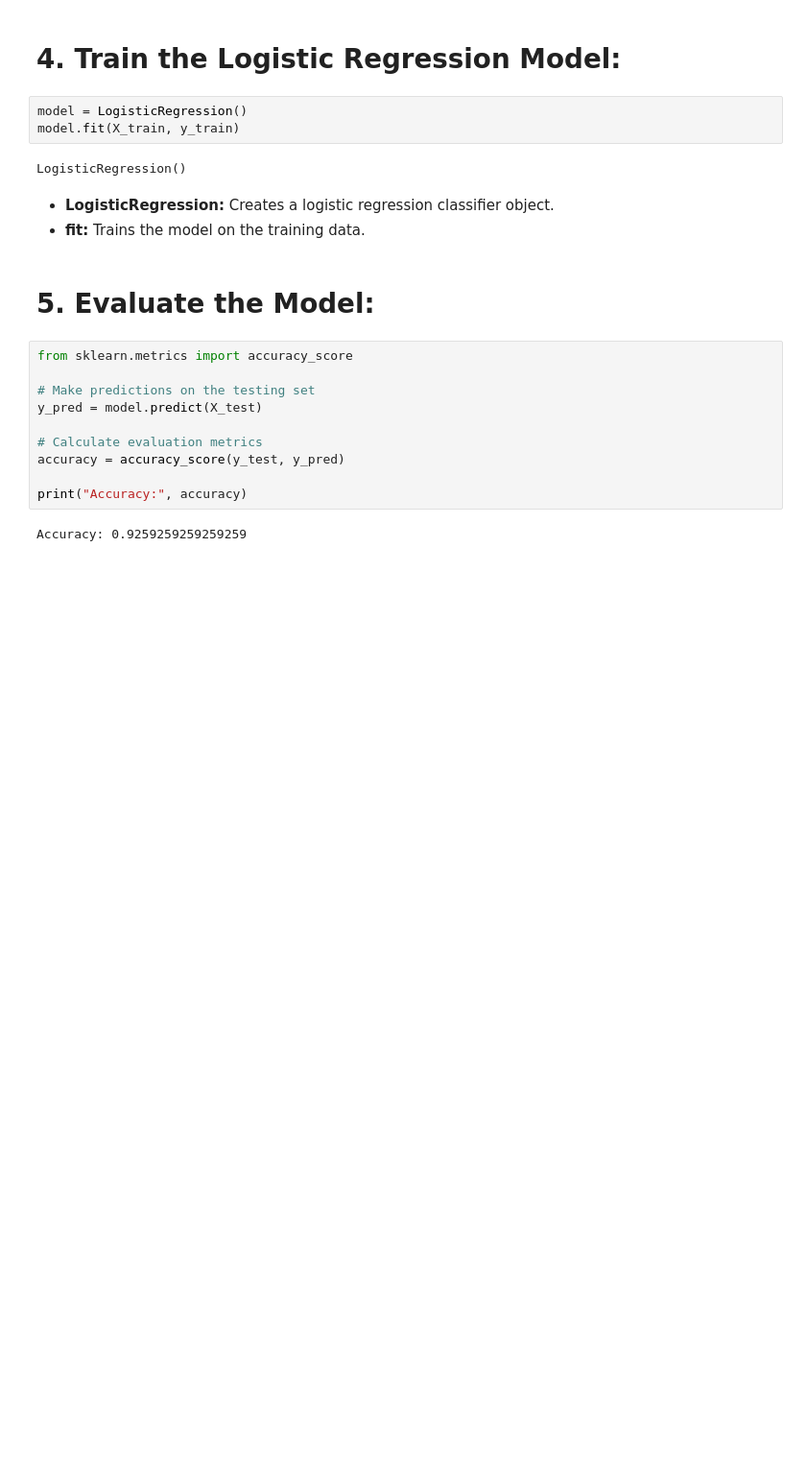
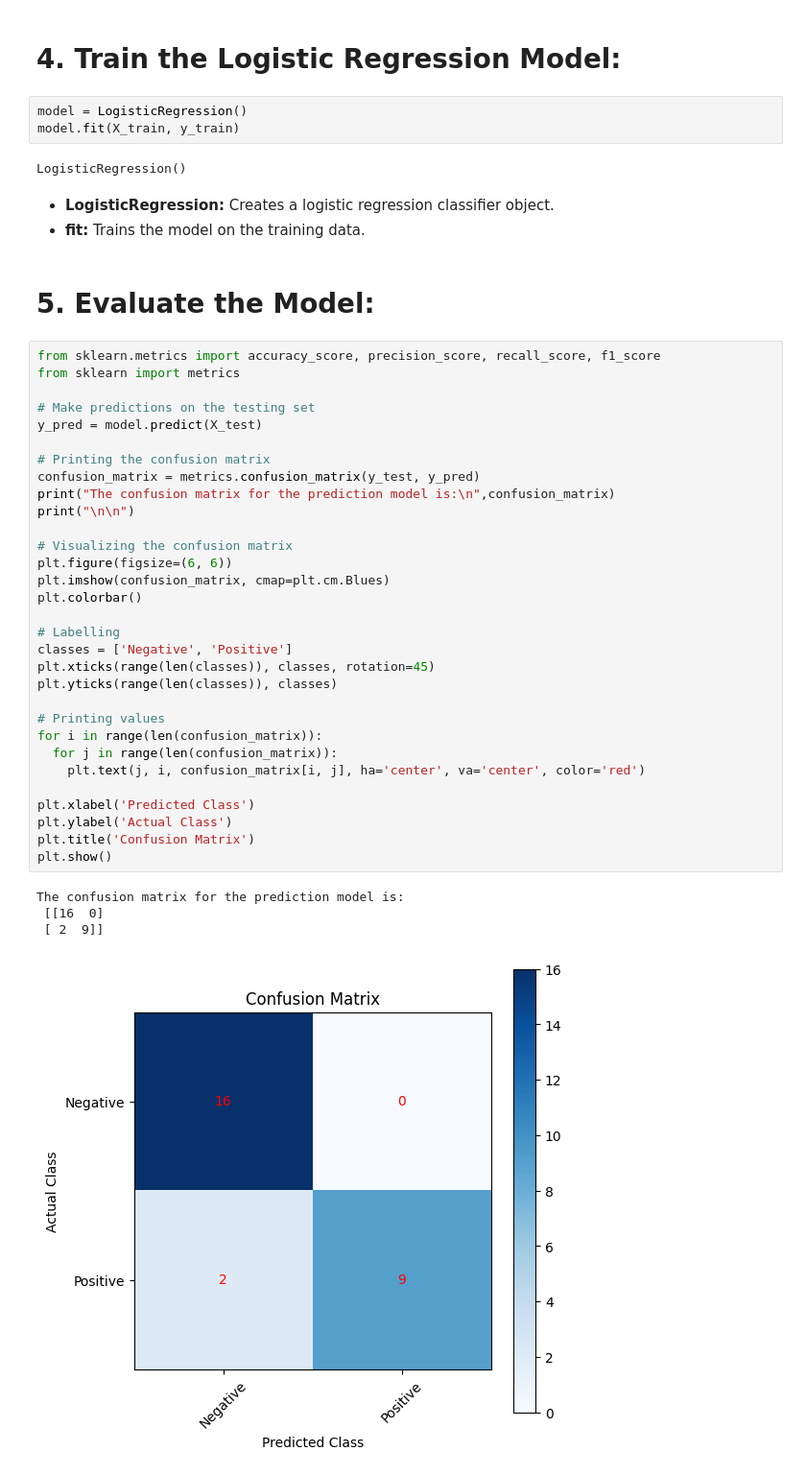
Before and after one commit to devopsRaushan/HEART_DISEASE_PREDICTION-MINI-PROJECT-, a Jupyter notebook: HEART_DISEASE_MINI-PROJECT/HEART DISEASE PREDICTION USING LOGISTIC REGRESSION.ipynb, the cells around one changed output. Shown at 96% size. Cells and saved outputs as stored; diff of their text form; blank space fills up the shorter version.

Commit message:
Project Accomplished (added confusion matrix)

```diff
--- a/HEART_DISEASE_MINI-PROJECT/HEART DISEASE PREDICTION USING LOGISTIC REGRESSION.ipynb
+++ b/HEART_DISEASE_MINI-PROJECT/HEART DISEASE PREDICTION USING LOGISTIC REGRESSION.ipynb
@@ -354,14 +363,38 @@ LogisticRegression()
 # %% [markdown]
 # <b>5. Evaluate the Model:</b>
 # %%
-from sklearn.metrics import accuracy_score
+from sklearn.metrics import accuracy_score, precision_score, recall_score, f1_score
+from sklearn import metrics
 
 # Make predictions on the testing set
 y_pred = model.predict(X_test)
 
-# Calculate evaluation metrics
-accuracy = accuracy_score(y_test, y_pred)
+# Printing the confusion matrix
+confusion_matrix = metrics.confusion_matrix(y_test, y_pred)
+print("The confusion matrix for the prediction model is:\n",confusion_matrix)
+print("\n\n")
 
-print("Accuracy:", accuracy)
+# Visualizing the confusion matrix
+plt.figure(figsize=(6, 6))
+plt.imshow(confusion_matrix, cmap=plt.cm.Blues)
+plt.colorbar()
+
+# Labelling
+classes = ['Negative', 'Positive']
+plt.xticks(range(len(classes)), classes, rotation=45)
+plt.yticks(range(len(classes)), classes)
+
+# Printing values
+for i in range(len(confusion_matrix)):
+  for j in range(len(confusion_matrix)):
+    plt.text(j, i, confusion_matrix[i, j], ha='center', va='center', color='red')
+
+plt.xlabel('Predicted Class')
+plt.ylabel('Actual Class')
+plt.title('Confusion Matrix')
+plt.show()
 # %% [output]
-Accuracy: 0.9259259259259259
+The confusion matrix for the prediction model is:
+ [[16  0]
+ [ 2  9]]
+[figure, added]
```
Also changed, not shown: parts of 3 cells of this notebook.
